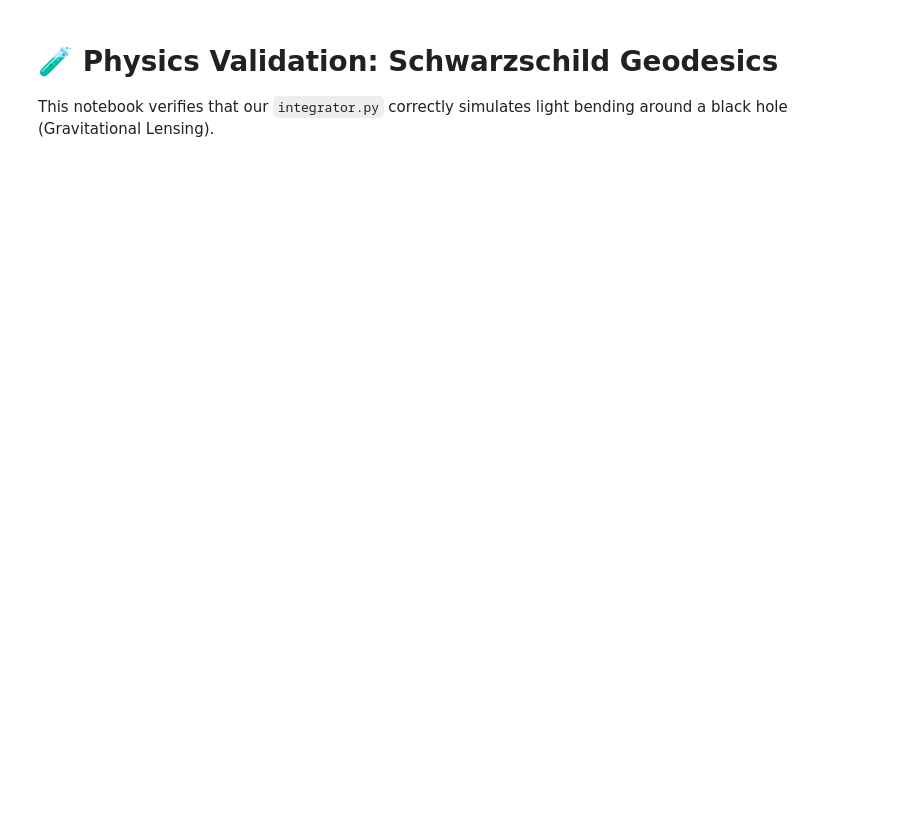
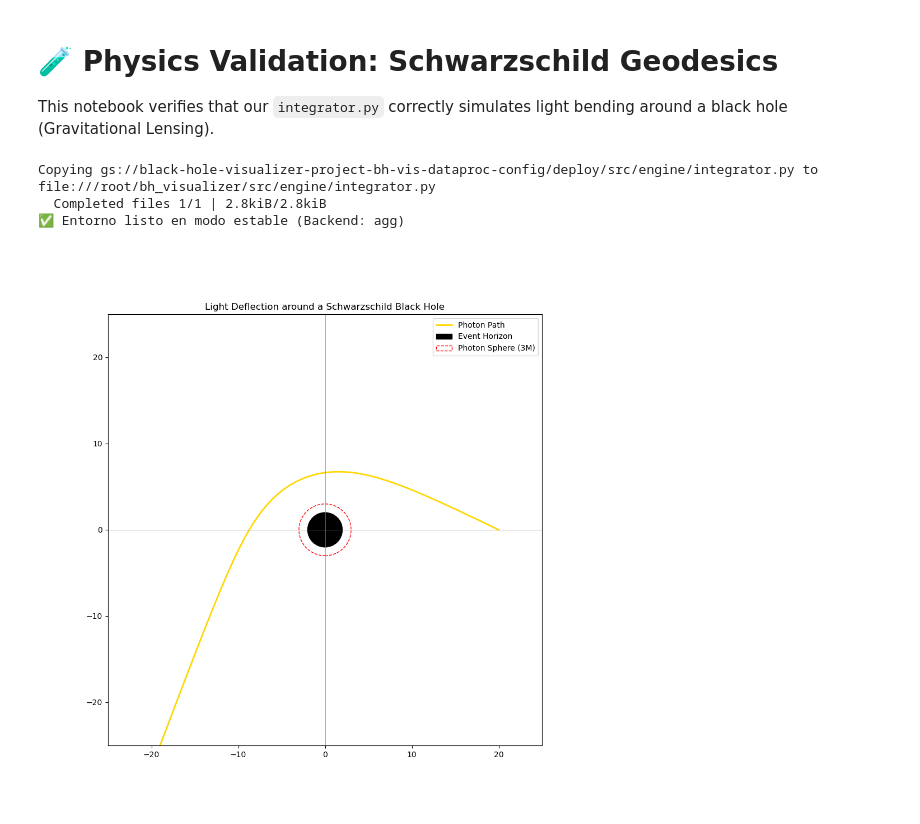
Before and after one commit to emilianolel/black-hole-visualizer, a Jupyter notebook: notebooks/physics_validation.ipynb, the cells around one changed output. Saved outputs shown, nothing was run; the diff lists cells and outputs as text; code cells hidden in the pictures; blank space fills up the shorter version.

```diff
--- a/notebooks/physics_validation.ipynb
+++ b/notebooks/physics_validation.ipynb
@@ -5,14 +5,27 @@ This notebook verifies that our `integrator.py` correctly simulates light bendin
 # %%
 import sys
 import os
+
+# 1. Configurar backend estable antes de importar pyplot
+import matplotlib
+matplotlib.use('Agg') # Modo 'Headless' para evitar errores de GUI/RcParams
+import matplotlib.pyplot as plt
 import numpy as np
-import matplotlib.pyplot as plt
 
-# Add the engine to the path
-sys.path.append(os.path.abspath('../src/engine'))
-import integrator
+# 2. Espejado de arquitectura (Mirroring)
+PROJECT_ROOT = os.path.expanduser('~/bh_visualizer')
+os.makedirs(os.path.join(PROJECT_ROOT, 'src/engine'), exist_ok=True)
+!gcloud storage cp gs://black-hole-visualizer-project-bh-vis-dataproc-config/deploy/src/engine/integrator.py {PROJECT_ROOT}/src/engine/
 
-print("Integrator loaded successfully!")
+if PROJECT_ROOT not in sys.path:
+    sys.path.append(PROJECT_ROOT)
+
+from src.engine import integrator
+print(f"✅ Entorno listo en modo estable (Backend: {matplotlib.get_backend()})")
+# %% [output]
+Copying gs://black-hole-visualizer-project-bh-vis-dataproc-config/deploy/src/engine/integrator.py to file:///root/bh_visualizer/src/engine/integrator.py
+  Completed files 1/1 | 2.8kiB/2.8kiB
+✅ Entorno listo en modo estable (Backend: agg)
 # %%
 # Define a test photon starting at r=20, moving towards the black hole
 M = 1.0
@@ -49,3 +62,10 @@ plt.axvline(0, color='grey', lw=0.5)
 plt.title("Light Deflection around a Schwarzschild Black Hole")
 plt.legend()
 plt.show()
+# %%
+# Al final de tu celda de graficado:
+plt.savefig('photon_trace.png')
+from IPython.display import Image, display
+display(Image('photon_trace.png')) # Esto fuerza la visualización manual
+# %% [output]
+[figure, added]
```
Also changed, not shown: 3 other files.
